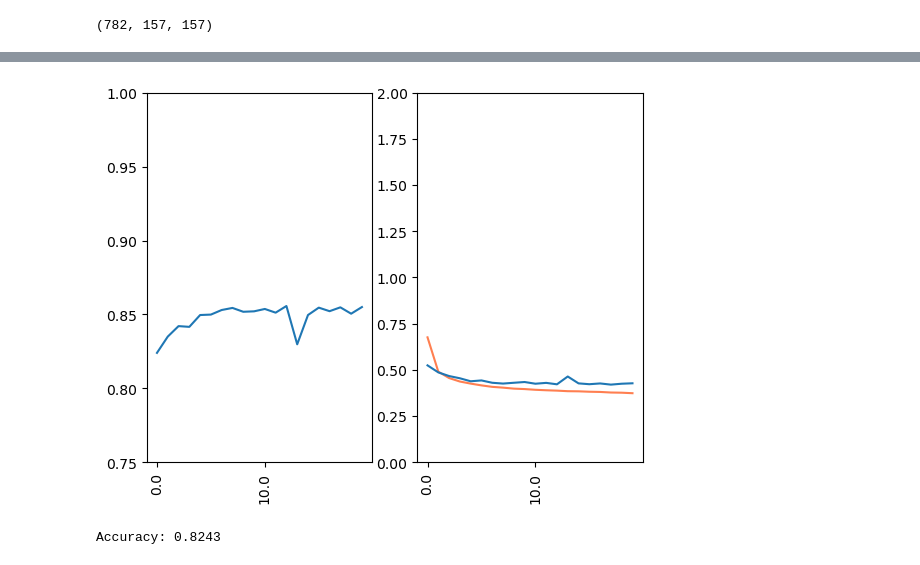
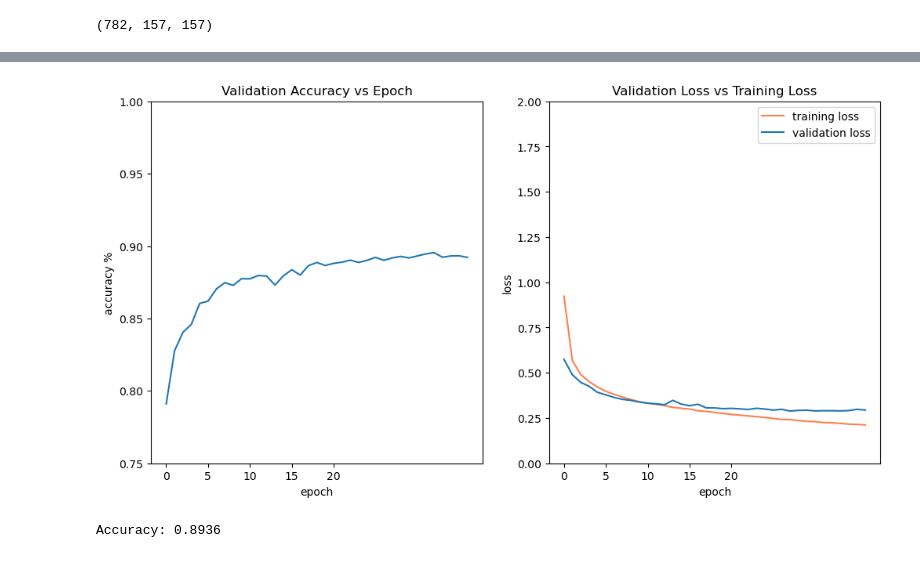
Before and after one commit to Goamhobala/DNNFashionMNIST, a Jupyter notebook: model1.ipynb, the cells around one changed output, grey strips where cells are left out. Saved outputs shown, nothing was run; the diff lists cells and outputs as text; code cells hidden in the pictures.

```diff
--- a/model1.ipynb
+++ b/model1.ipynb
@@ -73,16 +73,18 @@ class ModelNoConvDropout(nn.Module):
         self.classifier = nn.Sequential(
             nn.Flatten(),
             nn.Dropout(dropout),
-            nn.Linear(input_size, 392),
+            nn.Linear(input_size, 512),
             nn.Dropout(dropout),
             nn.ReLU(),
-            nn.Dropout(dropout),
-            nn.Linear(392, 196),
+            nn.Linear(512, 256),
             nn.Dropout(dropout),
             nn.ReLU(),
-            nn.Linear(196,98),
+            nn.Linear(256, 128),
             nn.Dropout(dropout),
-            nn.Linear(98, num_classes)
+            nn.ReLU(),
+            nn.Linear(128,64),
+            nn.Dropout(dropout),
+            nn.Linear(64, num_classes)
             # softmax built into cross entropy loss already
         )
     def forward(self, x):
@@ -92,11 +94,12 @@ train_set[0][0].shape, train_set
 # %% [output]
 (torch.Size([1, 28, 28]), <torch.utils.data.dataset.Subset at 0x...>)
 # %%
-model = ModelNoConv1Layer(28*28, 10)
+# model = ModelNoConv1Layer(28*28, 10)
 # model = ModelNoConv(784, 10)
-# model = ModelNoConvDropout(28*28, 10, 0.25)
+model = ModelNoConvDropout(28*28, 10, 0.1)
 # %%
-learning_rate = 1e-3
+learning_rate = 1e-4
+weight_decay = 1e-4
 normalisation = True
 # if normalisation:
 #     transforms.Compose()
@@ -122,7 +125,7 @@ validation_accuracy = []
 test_accuracy = []
 patience_counter = 0
 window_size = 3
-early_stopping_window = np.array([100, 100, 100])
+early_stopping_window = np.repeat(100, window_size)
 
 for epoch in range(num_epochs):
     model.train()
@@ -166,7 +169,6 @@ for epoch in range(num_epochs):
 
     min_previous_validation_epoch_loss = early_stopping_window.min()
     print(f"Accuracy on Validation Set: {accuracy}, Validation Loss: {validation_epoch_loss}")
-    print(early_stopping_window)
     if validation_epoch_loss <= min_previous_validation_epoch_loss:
         patience_counter = 0
     else:
@@ -188,16 +197,19 @@ Early stopping at epoch:  2
 # %%
-fig, axes = plt.subplots(1, 2, sharex=True)
+fig, axes = plt.subplots(1, 2, sharex=True, figsize=(12, 6))
 axes[0].plot(validation_accuracy)
-axes[1].plot(train_loss, color="coral")
-axes[1].plot(validation_losses)
-axes[1].set(ylim=(0, 2))
-axes[0].set(ylim=(0.75, 1), xticks=np.arange(0, num_epochs, num_epochs/(num_epochs * 0.1)))
-axes[0].set_xticklabels(np.arange(0, num_epochs, num_epochs/(num_epochs * 0.1)), rotation="vertical")
-axes[1].set_xticklabels(np.arange(0, num_epochs, num_epochs/(num_epochs * 0.1)), rotation="vertical")
+axes[1].plot(train_loss, color="coral", label="training loss")
+axes[1].plot(validation_losses, label="validation loss")
+axes[0].set_title("Validation Accuracy vs Epoch")
+axes[1].set(ylim=(0, 2), xlabel="epoch", ylabel="loss")
+axes[1].set_title("Validation Loss vs Training Loss")
+axes[0].set(ylim=(0.75, 1), xticks=np.arange(0,21, 5), xlabel="epoch", ylabel="accuracy %")
+axes[1].legend()
+# axes[0].set_xticklabels(np.arange(0, num_epochs, num_epochs/(num_epochs * 0.1)), rotation="vertical")
+# axes[1].set_xticklabels(np.arange(0, num_epochs, num_epochs/(num_epochs * 0.1)), rotation="vertical")
 
 fig
 # %% [output]
-[figure, old version]
+[figure, new version]
 # %%
 total_correct = 0
 total = 0
@@ -212,4 +224,4 @@ test_accuracy = total_correct/total
 
 print(f"Accuracy: {test_accuracy}")
 # %% [output]
-Accuracy: 0.8243
+Accuracy: 0.8936
```
Also changed, not shown: parts of 2 cells of this notebook.
